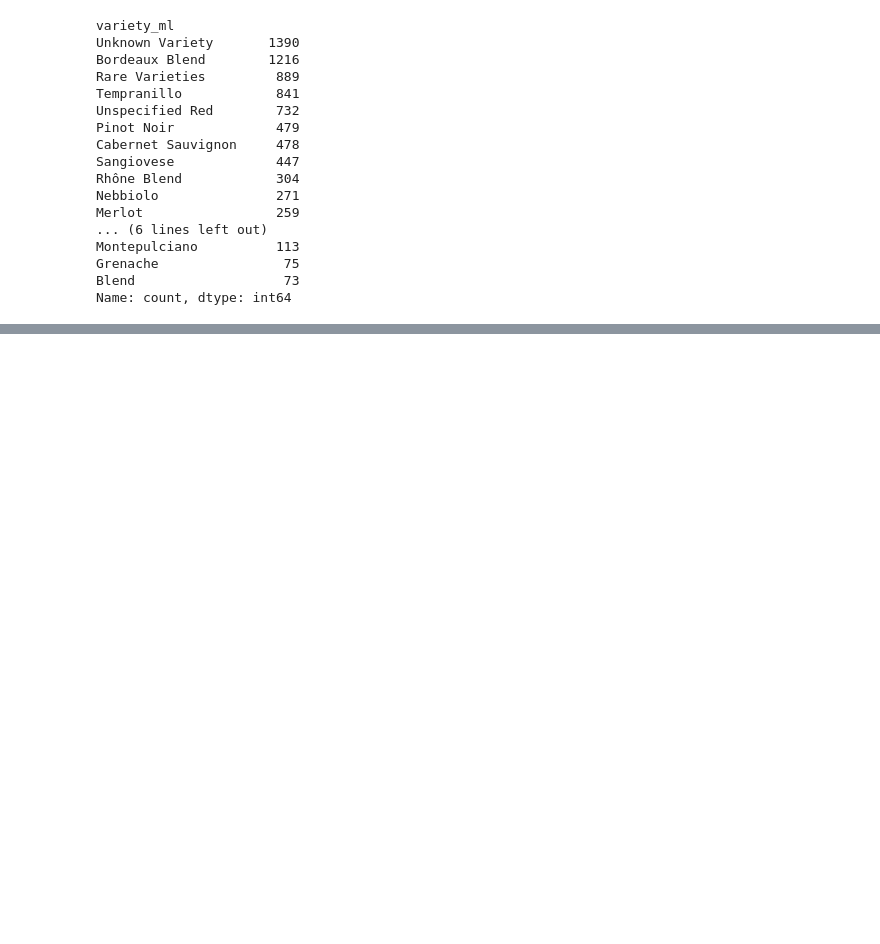
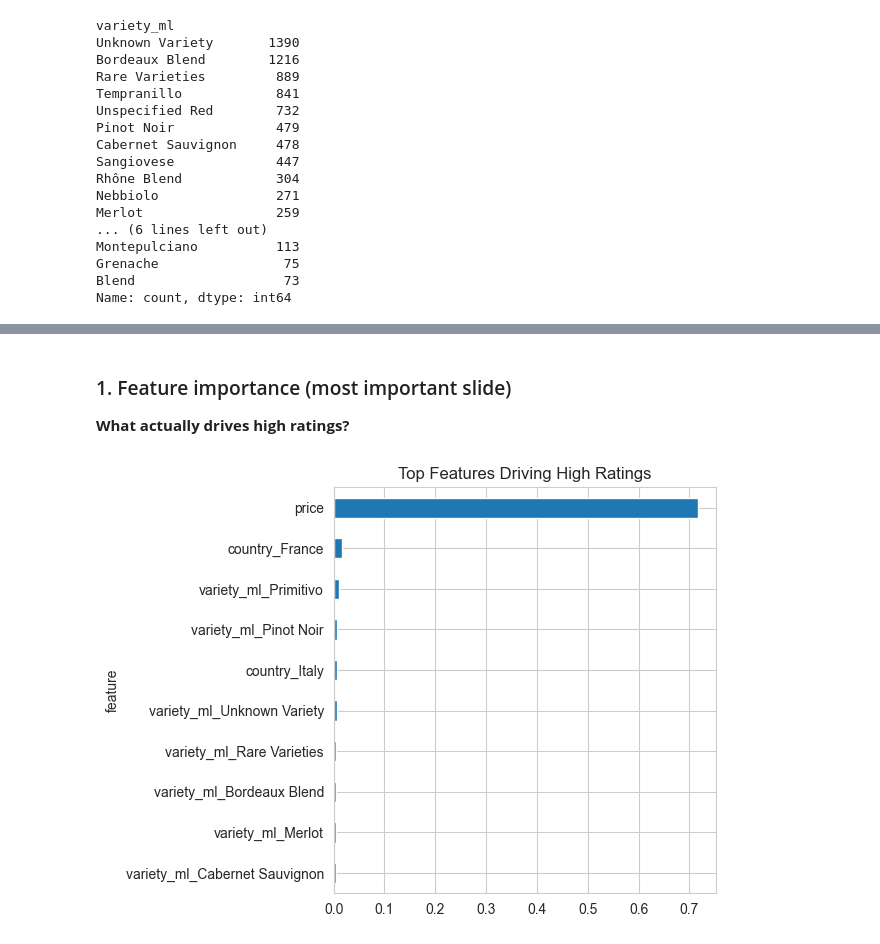
Before and after one commit to letter-b/wineproject, a Jupyter notebook: notebooks/insights-storytelling_rachel.ipynb, the cells around one changed output, grey strips where cells are left out. Drawn from its saved outputs; the diff is of its cells as text; code cells hidden in the pictures; blank space fills up the shorter version.

Commit message:
"Insights plotted, function files and figures"

```diff
--- a/notebooks/insights-storytelling_rachel.ipynb
+++ b/notebooks/insights-storytelling_rachel.ipynb
@@ -1,10 +57,16 @@
 # %%
+import matplotlib.pyplot as plt
+from sklearn.ensemble import RandomForestRegressor
 import pandas as pd
+import seaborn as sns
+sns.set_style("whitegrid")
 
 BASE_PATH = "../data/raw/"
 
 red_full = pd.read_csv(BASE_PATH + "red_ml_final.csv")
 red_model = pd.read_csv(BASE_PATH + "red_ml_model_input.csv")
+
+wine_red = "#8C1B1B"
 # %%
 print(red_full.shape)
 print(red_model.shape)
@@ -60,0 +144,34 @@ Name: count, dtype: int64
+# %% [markdown]
+### 1. Feature importance (most important slide)
+
+**What actually drives high ratings?**
+# %%
+# prepare training data from red_model
+X = pd.get_dummies(red_model.drop(columns=["rating"]), drop_first=True)
+y = red_model["rating"]
+
+# train model
+model = RandomForestRegressor(random_state=42, n_estimators=100)
+model.fit(X, y)
+
+feature_importance = model.feature_importances_
+features = X.columns
+
+importance_df = pd.DataFrame({
+    "feature": features,
+    "importance": feature_importance
+}).sort_values(by="importance", ascending=False)
+
+importance_df.head(10).plot(
+    kind="barh",
+    x="feature",
+    y="importance",
+    legend=False
+)
+
+plt.title("Top Features Driving High Ratings")
+plt.gca().invert_yaxis()
+plt.tight_layout()
+plt.show()
+# %% [output]
+[figure, added]
```
Also changed, not shown: parts of 18 cells of this notebook, 11 other files.
